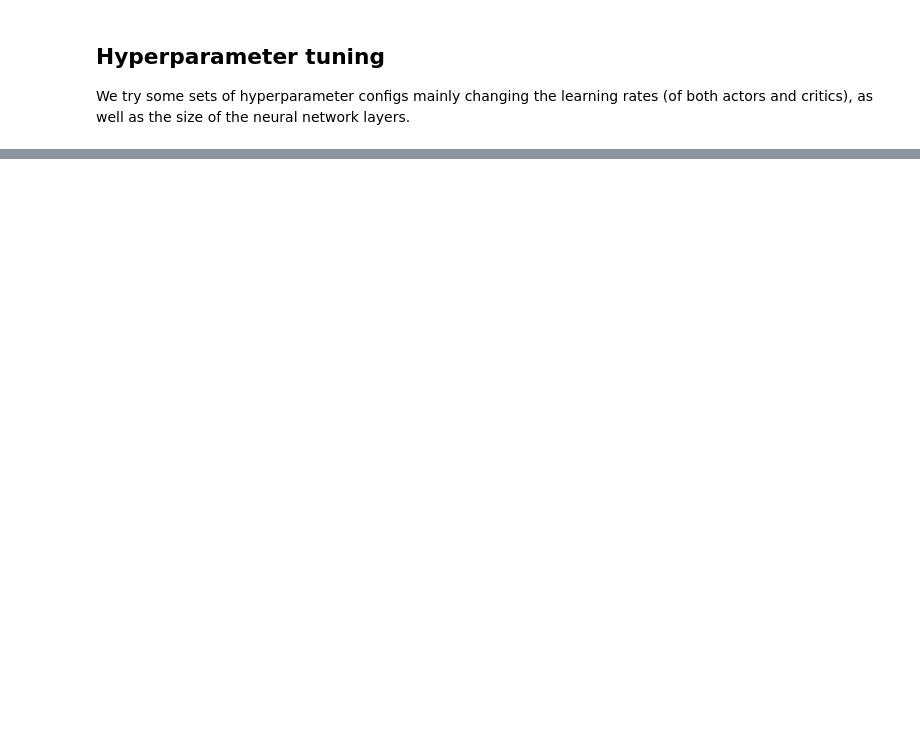
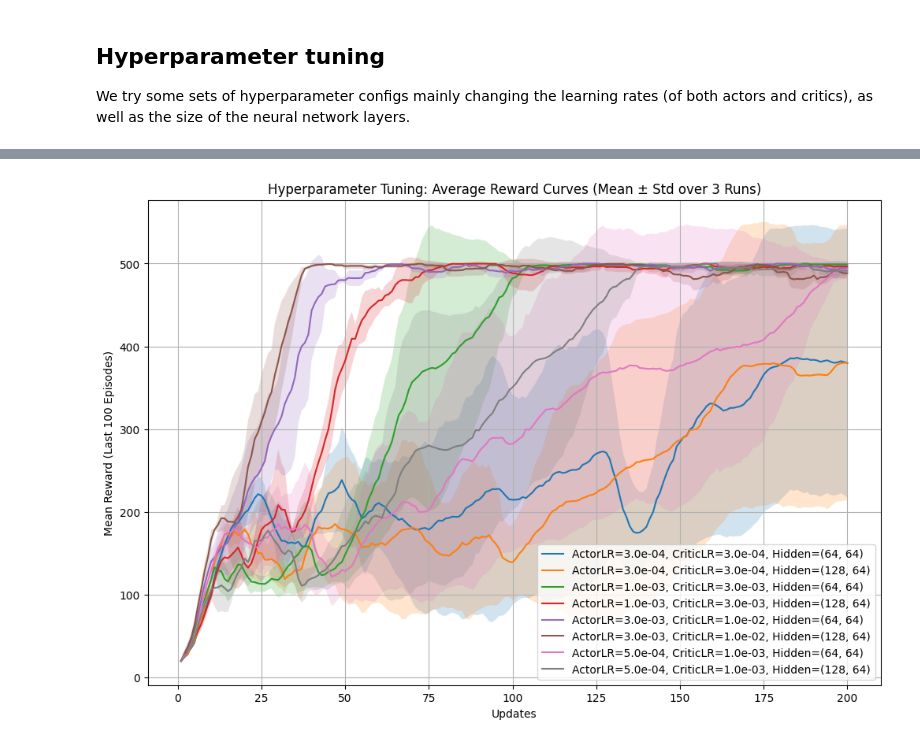
Before and after one commit to vitchun/DSA4288, a Jupyter notebook: RL basics/Policy Gradient.ipynb, the cells around one changed output, grey strips where cells are left out. Saved outputs shown, nothing was run; the diff lists cells and outputs as text; code cells hidden in the pictures; blank space fills up the shorter version.

```diff
--- a/RL basics/Policy Gradient.ipynb
+++ b/RL basics/Policy Gradient.ipynb
@@ -1368,0 +1013,90 @@ Hyperparameter Tuning Summary:
+# %%
+def run_hyperparameter_tuning():
+    # Define up to 8 hyperparameter sets (combinations of LR and network complexity)
+    # Here: 4 LR pairs x 2 network sizes = 8 sets
+    lr_pairs = [
+        (3e-4, 3e-4),    # Low LR
+        (1e-3, 3e-3),    # Medium LR
+        (3e-3, 1e-2),    # High LR
+        (5e-4, 1e-3)     # Mixed LR
+    ]
+    hidden_sizes_options = [
+        (64, 64),        # Smaller network
+        (128, 64)        # Larger network (original)
+    ]
+    configs = []
+    for lr_pair in lr_pairs:
+        for hidden in hidden_sizes_options:
+            configs.append({
+                "actor_lr": lr_pair[0],
+                "critic_lr": lr_pair[1],
+                "actor_hidden_sizes": hidden,
+                "critic_hidden_sizes": hidden,  # Same for actor and critic
+                "label": f"ActorLR={lr_pair[0]:.1e}, CriticLR={lr_pair[1]:.1e}, Hidden={hidden}"
+            })
+
+    num_runs_per_config = 3
+    total_updates = 200
+    results = {}  # config_label: {"mean_curves": list of arrays (runs), "final_means": list of floats (runs), "avg_final": float, "std_final": float}
+
+    for config in configs:
+        print(f"Running config: {config['label']}")
+        update_curves_all_runs = []
+        final_means = []
+        for run_i in range(num_runs_per_config):
+            seed = 42 + run_i  # Different seeds for each run
+            rng = jax.random.PRNGKey(seed)
+            episodic_return, update_curve = train_ppo(
+                rng,
+                num_envs=32,
+                T=128,
+                total_updates=total_updates,
+                ppo_epochs=4,
+                minibatch_size=1024,
+                actor_hidden=config["actor_hidden_sizes"],
+                critic_hidden=config["critic_hidden_sizes"],
+                actor_lr=config["actor_lr"],
+                critic_lr=config["critic_lr"],
+                verbose_interval=100  # Less verbose for tuning
+            )
+            update_curves_all_runs.append(np.array(update_curve))
+            final_means.append(update_curve[-1] if len(update_curve) > 0 else 0.0)
+            print(f"  Run {run_i+1}: Final Mean Reward (last update) = {final_means[-1]:.2f}")
+
+        results[config['label']] = {
+            "update_curves": update_curves_all_runs,
+            "final_means": final_means,
+            "avg_final": np.mean(final_means),
+            "std_final": np.std(final_means)
+        }
+
+        print("-" * 80)  # 80-character line
+
+    # Plot average update curves
+    plt.figure(figsize=(12, 8))
+    updates = np.arange(1, total_updates + 1)
+    for label, res in results.items():
+        mean_curve = np.mean(res["update_curves"], axis=0)
+        std_curve = np.std(res["update_curves"], axis=0)
+        plt.plot(updates, mean_curve, label=label)
+        plt.fill_between(updates, mean_curve - std_curve, mean_curve + std_curve, alpha=0.2)
+
+    plt.xlabel("Updates")
+    plt.ylabel("Mean Reward (Last 100 Episodes)")
+    plt.title("Hyperparameter Tuning: Average Reward Curves (Mean ± Std over 3 Runs)")
+    plt.legend()
+    plt.grid(True)
+    plt.savefig("tuning_curves.png")
+    plt.show()
+
+    # Summary table
+    print("\nHyperparameter Tuning Summary:")
+    print("| Config Label                          | Avg Final Mean Reward | Std Final Mean Reward |")
+    print("|---------------------------------------|-----------------------|-----------------------|")
+    for label, res in results.items():
+        print(f"| {label:<37} | {res['avg_final']:<21.2f} | {res['std_final']:<21.2f} |")
+
+
+if __name__ == "__main__":
+    run_hyperparameter_tuning()
+# %% [output]
@@ -1368,0 +1120 @@ Hyperparameter Tuning Summary:
+[figure, added]
```
Also changed, not shown: parts of 13 cells of this notebook.
